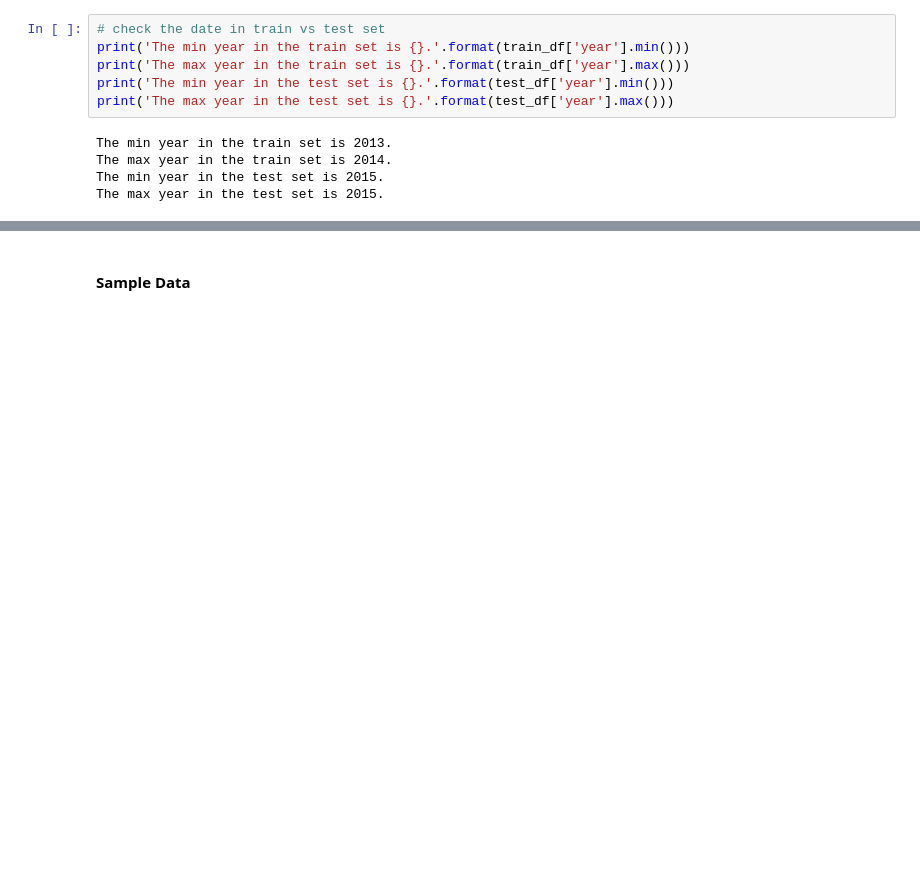
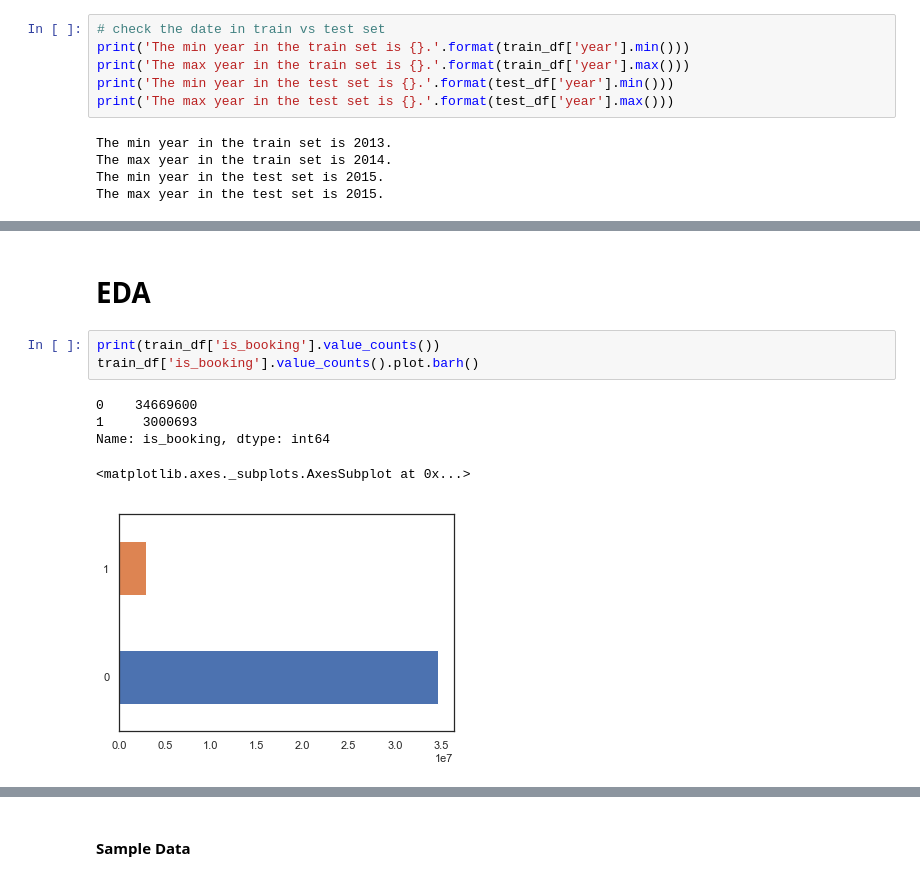
Before and after one commit to maxgrossenbacher/Expedia_hotel_recommendation_kaggle, a Jupyter notebook: notebooks/Model_Training.ipynb, the cells around one changed output, grey strips where cells are left out. Cells and saved outputs as stored; diff of their text form; blank space fills up the shorter version.

```diff
--- a/notebooks/Model_Training.ipynb
+++ b/notebooks/Model_Training.ipynb
@@ -55,0 +157,11 @@ The max year in the test set is 2015.
+# %% [markdown]
+# EDA
+# %%
+print(train_df['is_booking'].value_counts())
+train_df['is_booking'].value_counts().plot.barh()
+# %% [output]
+0    34669600
+1     3000693
+Name: is_booking, dtype: int64
+<matplotlib.axes._subplots.AxesSubplot at 0x...>
+[figure, added]
```
Also changed, not shown: parts of 34 cells of this notebook, 6 other files.
